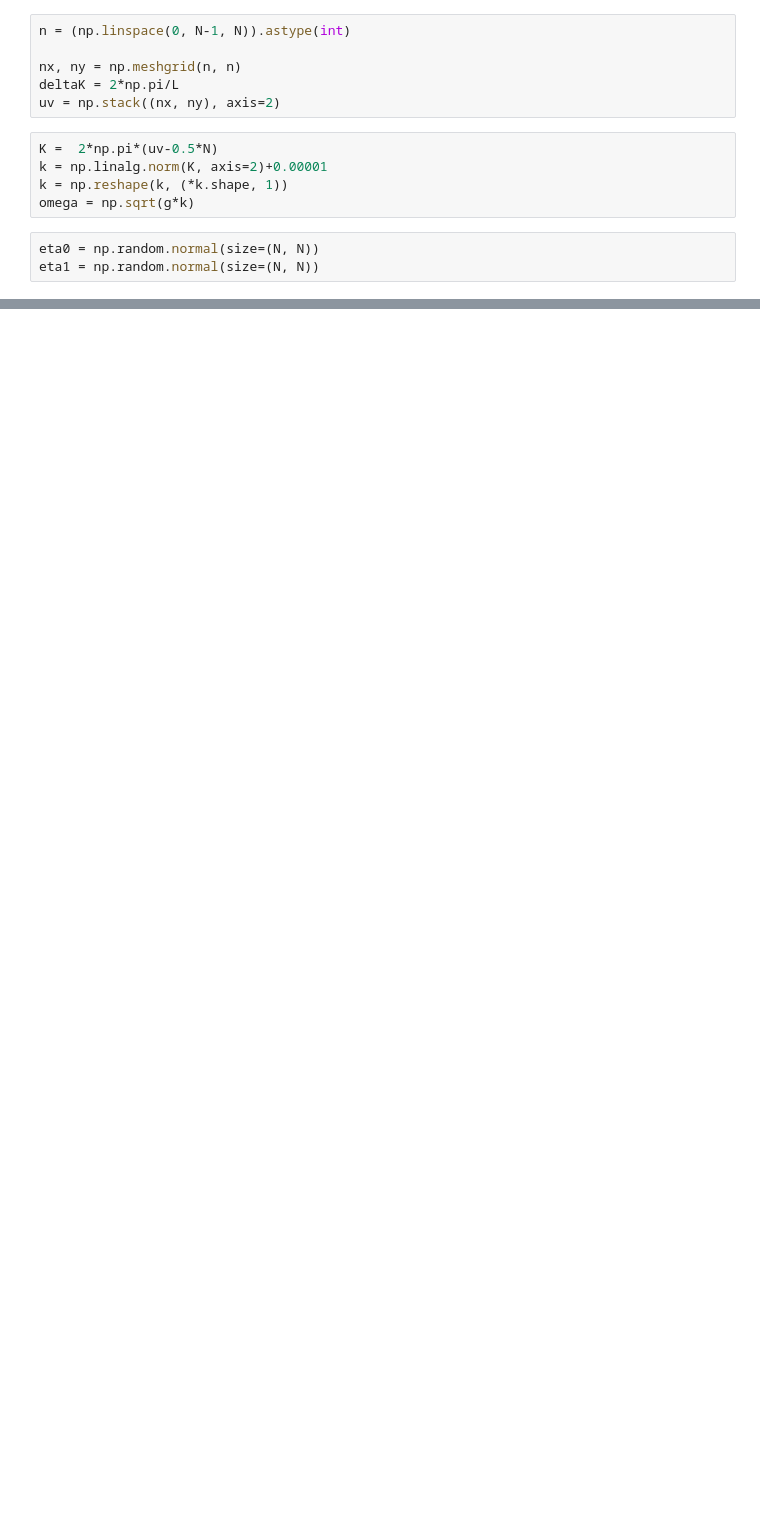
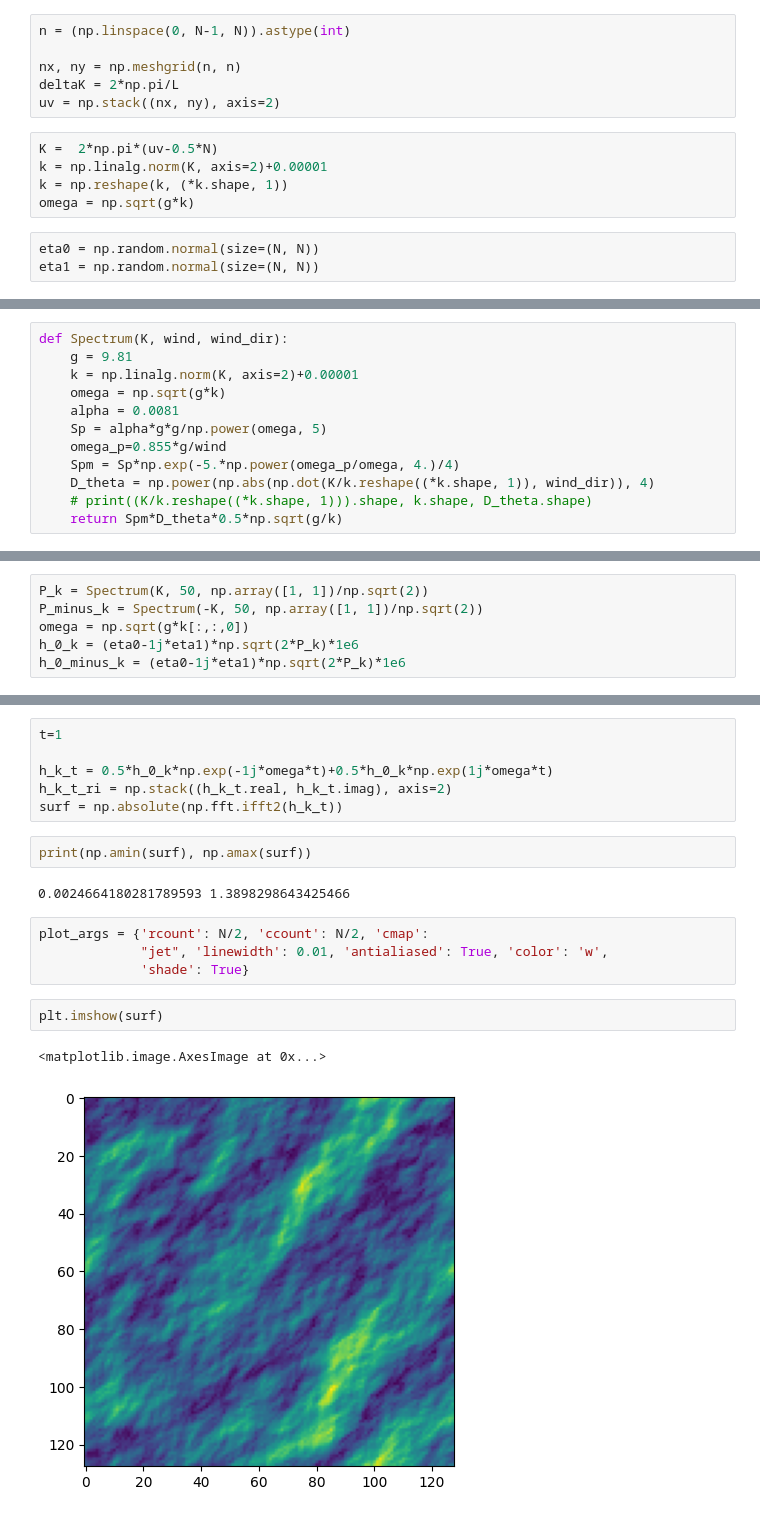
Before and after one commit to DavideRuzza/FFT_RealTime_Ocean, a Jupyter notebook: test_fft_ifft.ipynb, the cells around one changed output, grey strips where cells are left out. Drawn from its saved outputs; the diff is of its cells as text; blank space fills up the shorter version.

```diff
--- a/test_fft_ifft.ipynb
+++ b/test_fft_ifft.ipynb
@@ -51,3 +24,15 @@ def JONSWAP_k(K, w_p, alpha=0.0081, gamma=3.3, beta=1.25, g=9.81):
+# %%
+def Spectrum(K, wind, wind_dir):
+    g = 9.81
+    k = np.linalg.norm(K, axis=2)+0.00001
+    omega = np.sqrt(g*k)
+    alpha = 0.0081
+    Sp = alpha*g*g/np.power(omega, 5)
+    omega_p=0.855*g/wind
+    Spm = Sp*np.exp(-5.*np.power(omega_p/omega, 4.)/4)
+    D_theta = np.power(np.abs(np.dot(K/k.reshape((*k.shape, 1)), wind_dir)), 4)
+    # print((K/k.reshape((*k.shape, 1))).shape, k.shape, D_theta.shape)
+    return Spm*D_theta*0.5*np.sqrt(g/k)
 # %%
 wind = 5
 wind_dir = np.array([1./np.sqrt(2), 1./np.sqrt(2)])
@@ -74,0 +40,6 @@ plt.show()
+# %%
+P_k = Spectrum(K, 50, np.array([1, 1])/np.sqrt(2))
+P_minus_k = Spectrum(-K, 50, np.array([1, 1])/np.sqrt(2))
+omega = np.sqrt(g*k[:,:,0])
+h_0_k = (eta0-1j*eta1)*np.sqrt(2*P_k)*1e6
+h_0_minus_k = (eta0-1j*eta1)*np.sqrt(2*P_k)*1e6
@@ -74,0 +50,19 @@ plt.show()
+# %%
+t=1
+
+h_k_t = 0.5*h_0_k*np.exp(-1j*omega*t)+0.5*h_0_k*np.exp(1j*omega*t)
+h_k_t_ri = np.stack((h_k_t.real, h_k_t.imag), axis=2)
+surf = np.absolute(np.fft.ifft2(h_k_t))
+# %%
+print(np.amin(surf), np.amax(surf))
+# %% [output]
+0.0024664180281789593 1.3898298643425466
+# %%
+plot_args = {'rcount': N/2, 'ccount': N/2, 'cmap':
+             "jet", 'linewidth': 0.01, 'antialiased': True, 'color': 'w',
+             'shade': True}
+# %%
+plt.imshow(surf)
+# %% [output]
+<matplotlib.image.AxesImage at 0x...>
+[figure, added]
```
Also changed, not shown: parts of 15 cells of this notebook.
